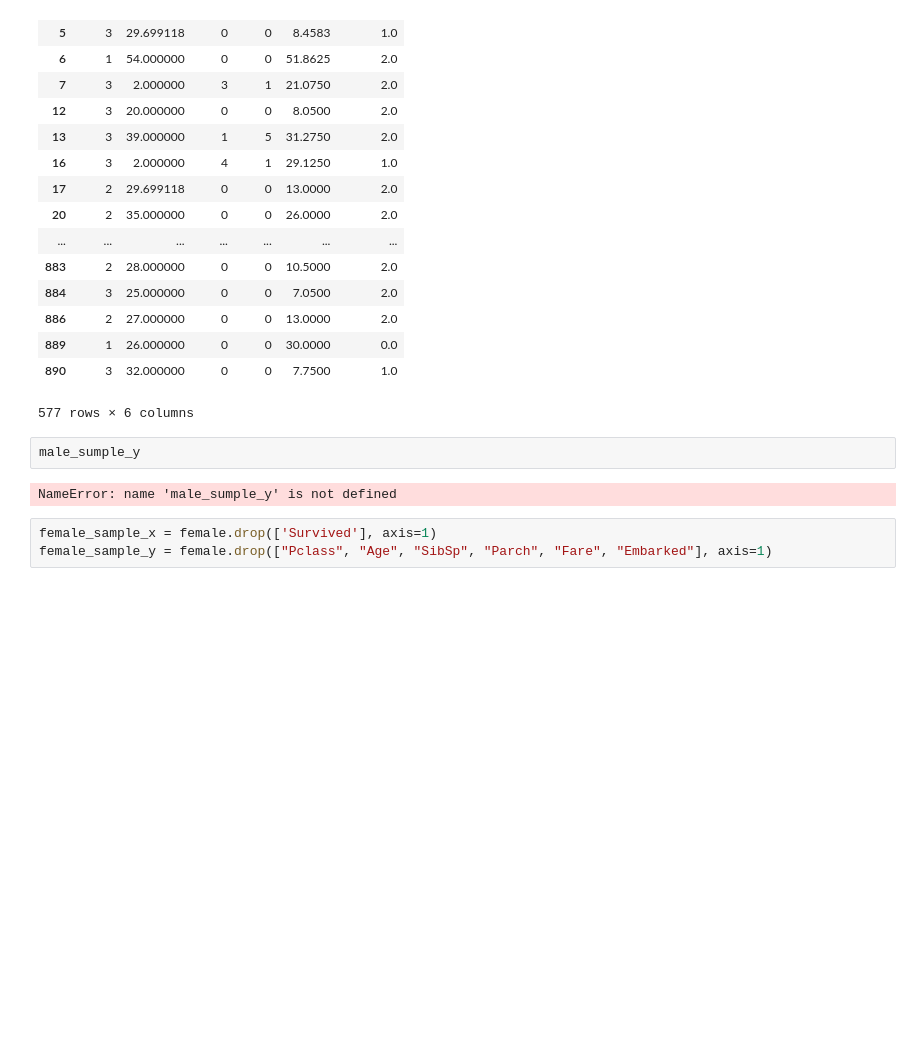
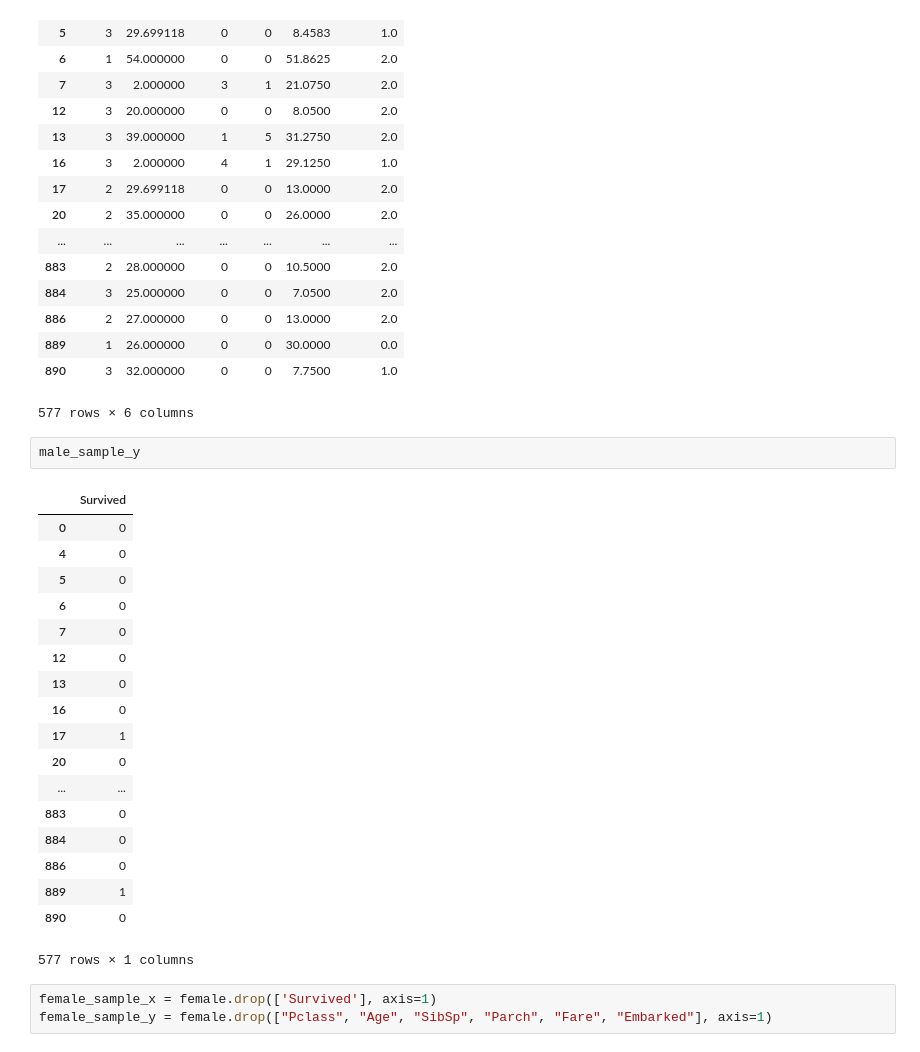
Before and after one commit to neko-suki/titanic_train, a Jupyter notebook: 1st_try.ipynb, the cells around one changed output. Cells and saved outputs as stored; diff of their text form; blank space fills up the shorter version.

```diff
--- a/1st_try.ipynb
+++ b/1st_try.ipynb
@@ -45,10 +45,27 @@ male_sample_x
 | 889 | 1 | 26.000000 | 0 | 0 | 30.0000 | 0.0 |
 | 890 | 3 | 32.000000 | 0 | 0 | 7.7500 | 1.0 |
 577 rows × 6 columns
-# %%
-male_sumple_y
-# %% [output]
-NameError: name 'male_sumple_y' is not defined
+# %%
+male_sample_y
+# %% [output]
+|  | Survived |
+| 0 | 0 |
+| 4 | 0 |
+| 5 | 0 |
+| 6 | 0 |
+| 7 | 0 |
+| 12 | 0 |
+| 13 | 0 |
+| 16 | 0 |
+| 17 | 1 |
+| 20 | 0 |
+| ... | ... |
+| 883 | 0 |
+| 884 | 0 |
+| 886 | 0 |
+| 889 | 1 |
+| 890 | 0 |
+577 rows × 1 columns
 # %%
 female_sample_x = female.drop(['Survived'], axis=1)
 female_sample_y = female.drop(["Pclass", "Age", "SibSp", "Parch", "Fare", "Embarked"], axis=1)
```
Also changed, not shown: parts of 5 cells of this notebook.
